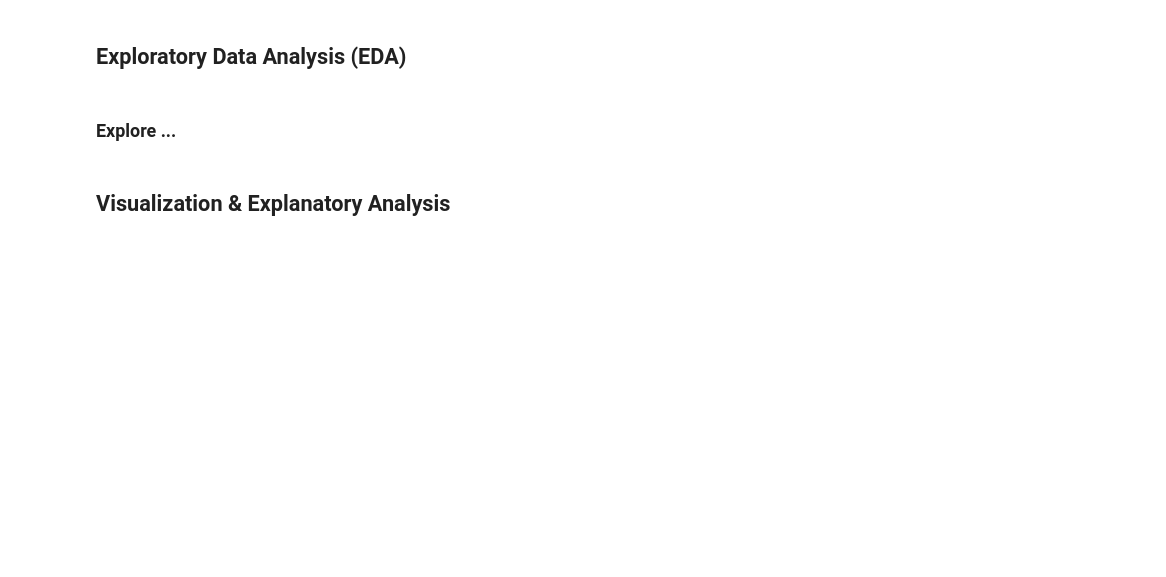
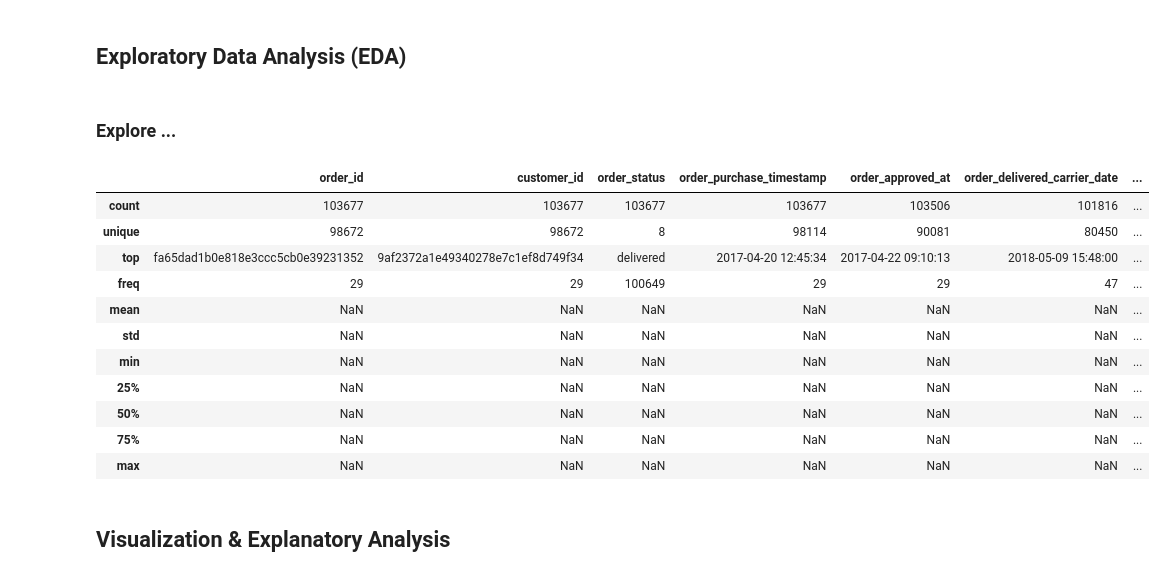
Before and after one commit to ilman79/Project_dicoding, a Jupyter notebook: Project_DataAnalisis.ipynb, the cells around one changed output. Saved outputs shown, nothing was run; the diff lists cells and outputs as text; code cells hidden in the pictures; blank space fills up the shorter version.

```diff
--- a/Project_DataAnalisis.ipynb
+++ b/Project_DataAnalisis.ipynb
@@ -286,6 +343,21 @@ Jumlah duplikasi:  0
 ## Exploratory Data Analysis (EDA)
 # %% [markdown]
 ### Explore ...
+# %%
+dataset_penjualan.describe(include="all")
+# %% [output]
+|  | order_id | customer_id | order_status | order_purchase_timestamp | order_approved_at | order_delivered_carrier_date | ... |
+| count | 103677 | 103677 | 103677 | 103677 | 103506 | 101816 | ... |
+| unique | 98672 | 98672 | 8 | 98114 | 90081 | 80450 | ... |
+| top | fa65dad1b0e818e3ccc5cb0e39231352 | 9af2372a1e49340278e7c1ef8d749f34 | delivered | 2017-04-20 12:45:34 | 2017-04-22 09:10:13 | 2018-05-09 15:48:00 | ... |
+| freq | 29 | 29 | 100649 | 29 | 29 | 47 | ... |
+| mean | NaN | NaN | NaN | NaN | NaN | NaN | ... |
+| std | NaN | NaN | NaN | NaN | NaN | NaN | ... |
+| min | NaN | NaN | NaN | NaN | NaN | NaN | ... |
+| 25% | NaN | NaN | NaN | NaN | NaN | NaN | ... |
+| 50% | NaN | NaN | NaN | NaN | NaN | NaN | ... |
+| 75% | NaN | NaN | NaN | NaN | NaN | NaN | ... |
+| max | NaN | NaN | NaN | NaN | NaN | NaN | ... |
 # %% [markdown]
 ## Visualization & Explanatory Analysis
 # %% [markdown]
```
Also changed, not shown: parts of 14 cells of this notebook.
